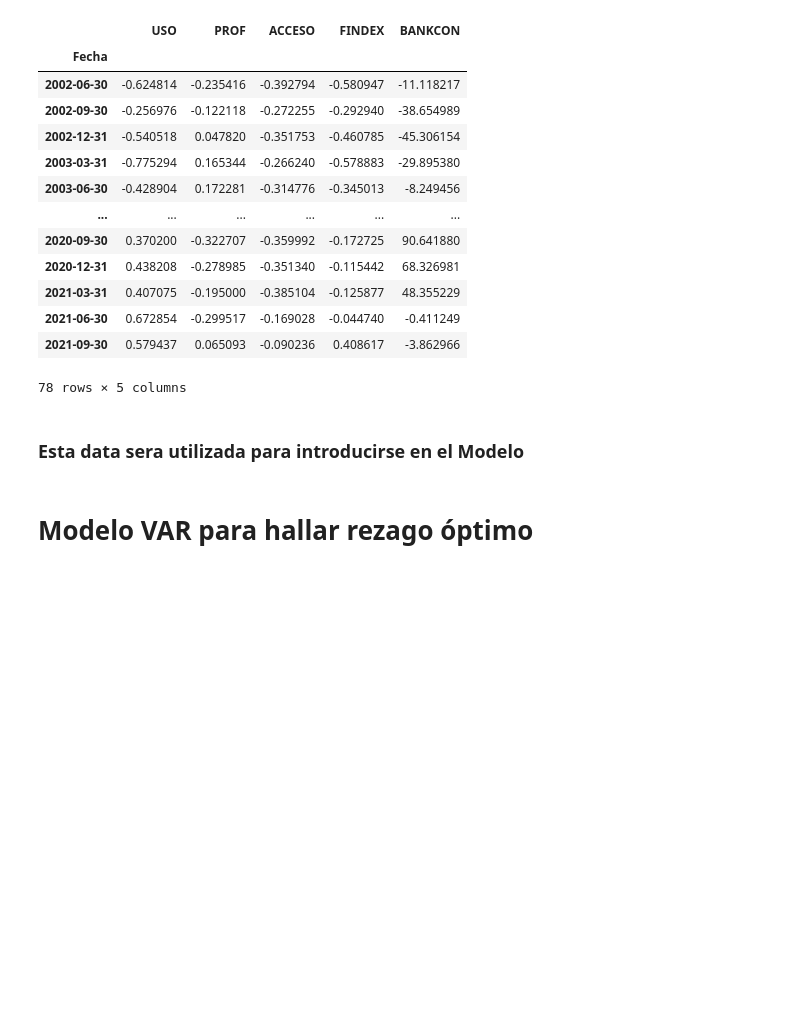
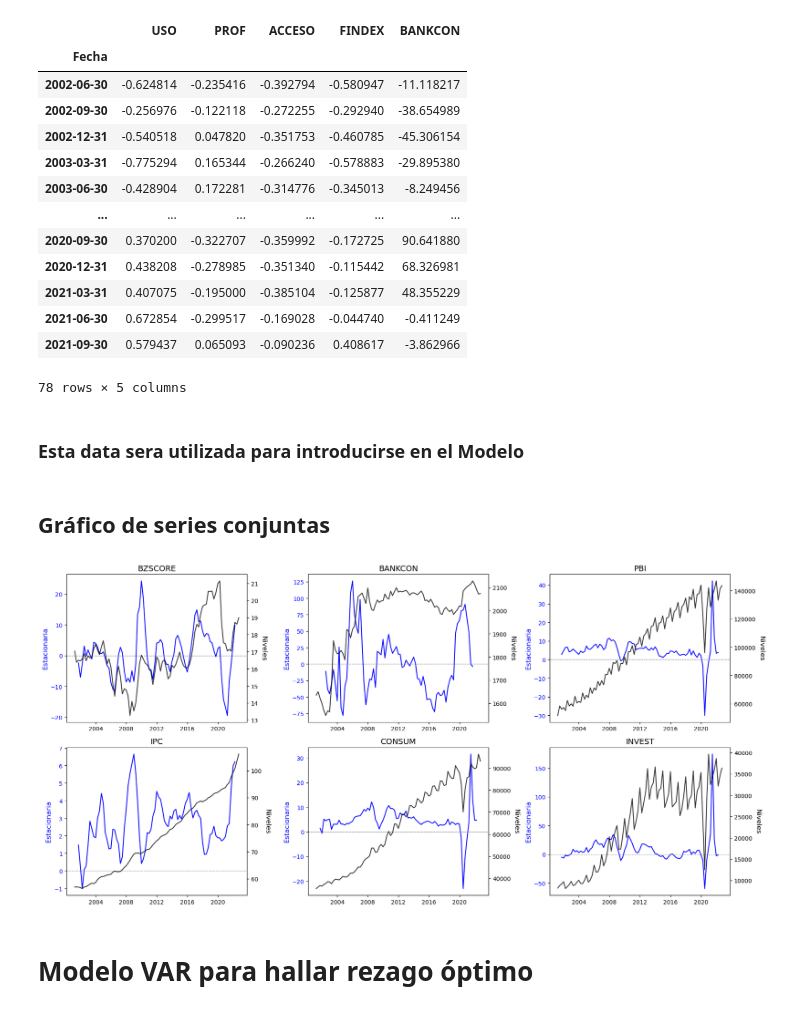
Before and after one commit to GabrielDelCarpio/Tesis-paper, a Jupyter notebook: Data y gráficos/PCA/PCA_python 2.ipynb, the cells around one changed output. Saved outputs shown, nothing was run; the diff lists cells and outputs as text; code cells hidden in the pictures; blank space fills up the shorter version.

```diff
--- a/Data y gráficos/PCA/PCA_python 2.ipynb
+++ b/Data y gráficos/PCA/PCA_python 2.ipynb
@@ -317,6 +317,51 @@ cycle_df
 ### Esta data sera utilizada para introducirse en el Modelo
 # %%
 cycle_df.to_excel("C:/Users/gabri/OneDrive/Desktop/Cato/Tesis/Tesis-paper/Data y gráficos/PCA/Datos Hamilton sin tendencia 2.xlsx", index=True)
+# %% [markdown]
+## Gráfico de series conjuntas
+# %%
+# Cargar datos desde Excel
+file_path = "C:/Users/gabri/OneDrive/Desktop/Cato/Tesis/Tesis-paper/Data y gráficos/Data nivel - var FH.xlsx"
+df = pd.read_excel(file_path, sheet_name='Niveles', index_col=0, parse_dates=True)
+cycle_df = pd.read_excel(file_path, sheet_name='Sin tendencia', index_col=0, parse_dates=True)
+
+# Excluir las dos últimas columnas
+df = df.iloc[:, 4:-2]
+cycle_df = cycle_df.iloc[:, 4:-2]
+
+# Seleccionar nombres de las variables
+variables = cycle_df.columns
+n_vars = len(variables)
+
+# Crear figura
+n_rows = (n_vars + 1) // 2  # ajustar número de filas para mostrar todas las variables
+fig, axes = plt.subplots(2, 3, figsize=(18, 9))
+axes = axes.flatten()
+
+for i, col in enumerate(variables):
+    ax1 = axes[i]
+
+    # Serie sin tendencia (Hamilton)
+    ax1.plot(cycle_df.index, cycle_df[col], color='blue')
+    ax1.axhline(0, color='gray', linestyle='--', linewidth=0.8)
+    ax1.set_title(f'{col}', fontsize=14)
+    ax1.set_ylabel('Estacionaria', color='blue', fontsize=12)
+    ax1.tick_params(axis='y', labelcolor='blue')
+    ax1.grid(False)
+
+    # Segundo eje con la serie original
+    ax2 = ax1.twinx()
+    ax2.plot(df.index, df[col], color='black', alpha=0.8)
+    ax2.set_ylabel('Niveles', color='black', rotation=270, labelpad=15, fontsize=12)
+    ax2.tick_params(axis='y', labelcolor='black')
+    ax2.grid(False)
+
+# Ajustar layout
+fig.tight_layout(rect=[0, 0, 1, 0.96])
+# fig.suptitle('Filtro de Hamilton - Ciclo y Serie Original (por dimensión)', fontsize=14)
+plt.show()
+# %% [output]
+[figure, added]
 # %% [markdown]
 # Modelo VAR para hallar rezago óptimo
 # %%
```
Also changed, not shown: parts of 4 cells of this notebook, 4 other files.
